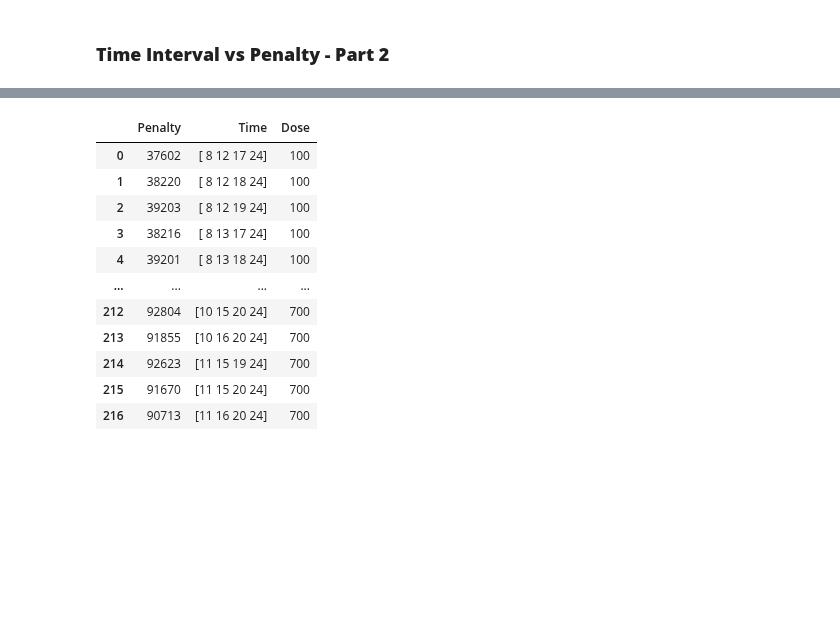
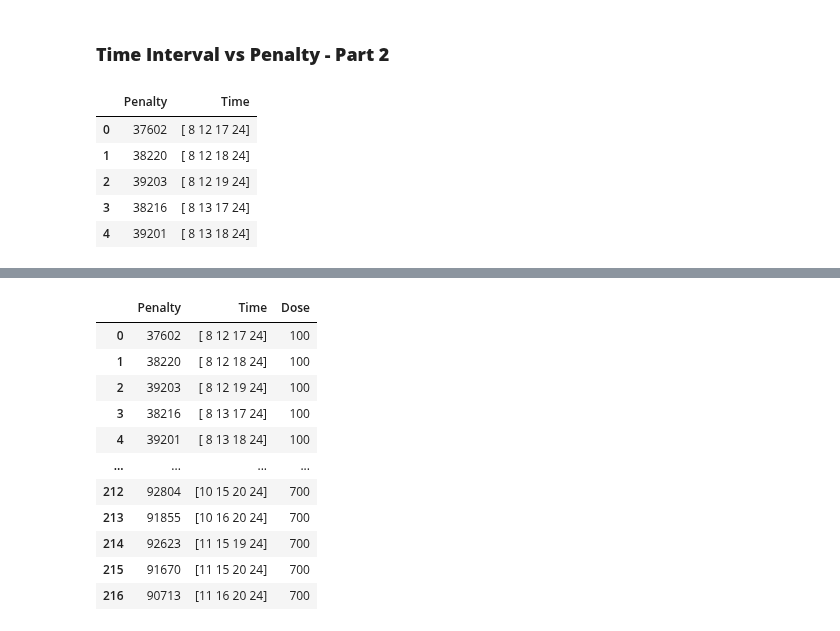
Before and after one commit to Utpal-Mishra/MSc-Thesis-Optimal-Control-Therapy-4-Cancer-Treatment, a Jupyter notebook: OptimalControlTherapy4CancerTreatmentTASK10.ipynb, the cells around one changed output, grey strips where cells are left out. Saved outputs shown, nothing was run; the diff lists cells and outputs as text; code cells hidden in the pictures; blank space fills up the shorter version.

```diff
--- a/OptimalControlTherapy4CancerTreatmentTASK10.ipynb
+++ b/OptimalControlTherapy4CancerTreatmentTASK10.ipynb
@@ -728,6 +737,17 @@ for k in range(len(D_eval)):
 [interactive output not drawn]
 # %% [markdown]
 ### **Time Interval vs Penalty - Part 2**
+# %%
+Penalty_Time = pd.DataFrame({"Penalty": penalty_sum,
+                             "Time": time_str})
+Penalty_Time.head()
+# %% [output]
+|  | Penalty | Time |
+| 0 | 37602 | [ 8 12 17 24] |
+| 1 | 38220 | [ 8 12 18 24] |
+| 2 | 39203 | [ 8 12 19 24] |
+| 3 | 38216 | [ 8 13 17 24] |
+| 4 | 39201 | [ 8 13 18 24] |
 # %%
 penalty_sum = []
 time_str    = []
```
Also changed, not shown: parts of 10 cells of this notebook.
